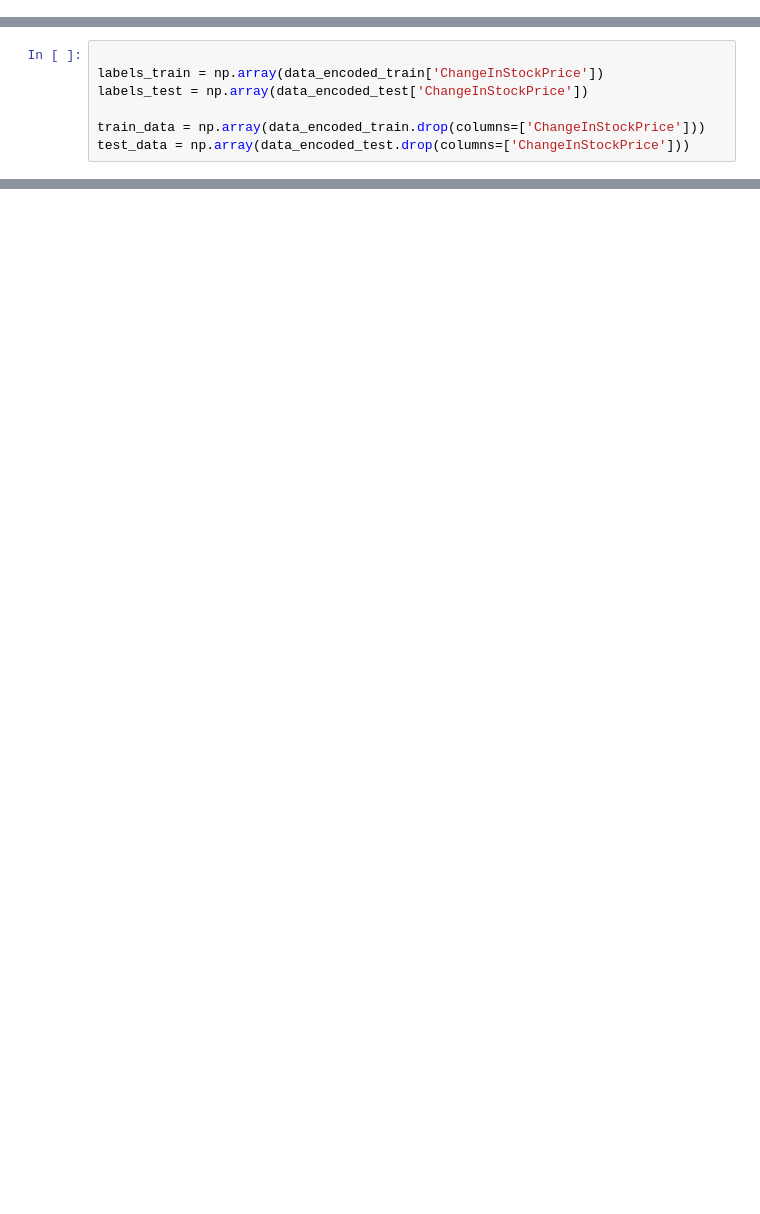
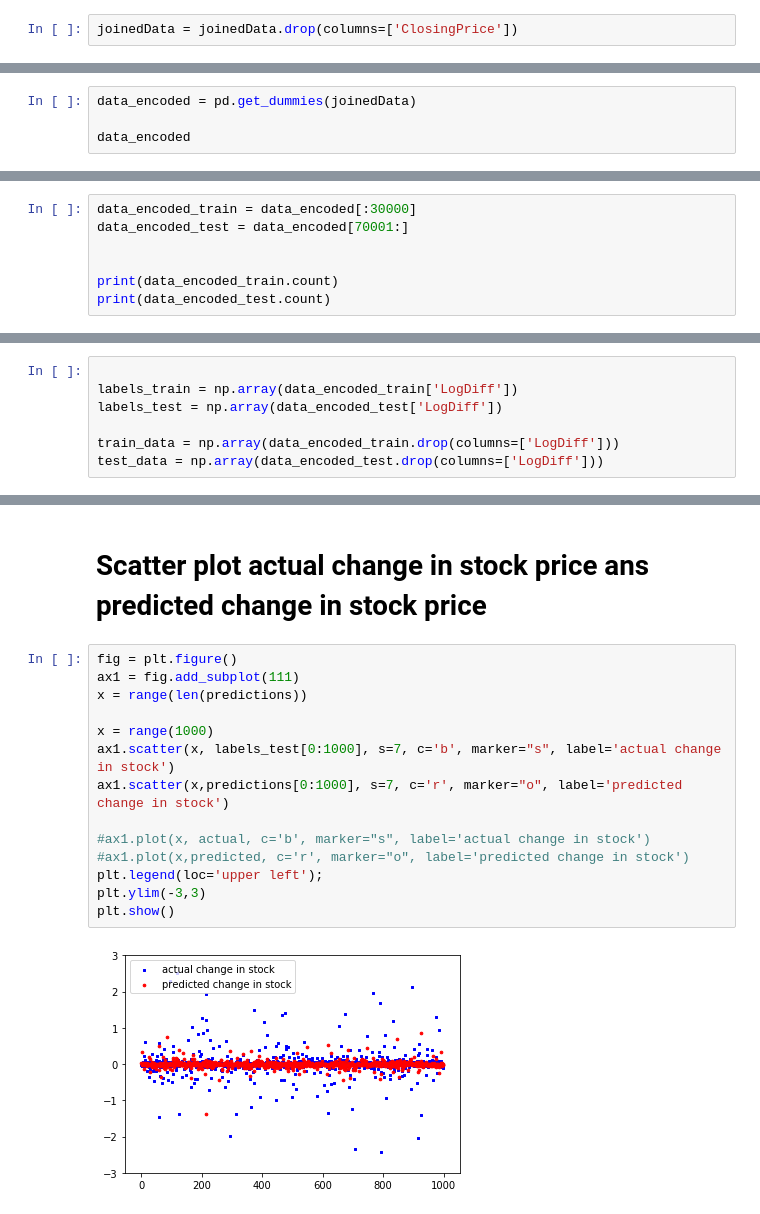
Before and after one commit to nikitabhargava/MLCS_Project_2018, a Jupyter notebook: Random_Forest/RunRandomForest.ipynb, the cells around one changed output, grey strips where cells are left out. Cells and saved outputs as stored; diff of their text form; blank space fills up the shorter version.

Commit message:
Run on diff of log stock price

```diff
--- a/Random_Forest/RunRandomForest.ipynb
+++ b/Random_Forest/RunRandomForest.ipynb
@@ -43,0 +108,2 @@ Length: 12465, dtype: int64
+# %%
+joinedData = joinedData.drop(columns=['ClosingPrice'])
@@ -43,0 +133,4 @@ Length: 12465, dtype: int64
+# %%
+data_encoded = pd.get_dummies(joinedData)
+
+data_encoded
@@ -43,0 +171,7 @@ Length: 12465, dtype: int64
+# %%
+data_encoded_train = data_encoded[:30000]
+data_encoded_test = data_encoded[70001:]
+
+
+print(data_encoded_train.count)
+print(data_encoded_test.count)
@@ -44,7 +198,7 @@ Length: 12465, dtype: int64
 # %%
 
-labels_train = np.array(data_encoded_train['ChangeInStockPrice'])
-labels_test = np.array(data_encoded_test['ChangeInStockPrice'])
+labels_train = np.array(data_encoded_train['LogDiff'])
+labels_test = np.array(data_encoded_test['LogDiff'])
 
-train_data = np.array(data_encoded_train.drop(columns=['ChangeInStockPrice']))
-test_data = np.array(data_encoded_test.drop(columns=['ChangeInStockPrice']))
+train_data = np.array(data_encoded_train.drop(columns=['LogDiff']))
+test_data = np.array(data_encoded_test.drop(columns=['LogDiff']))
@@ -78,0 +244,18 @@ Percent Error: 16.19 degrees.
+# %% [markdown]
+# Scatter plot actual change in stock price ans predicted change in stock price
+# %%
+fig = plt.figure()
+ax1 = fig.add_subplot(111)
+x = range(len(predictions))
+
+x = range(1000)
+ax1.scatter(x, labels_test[0:1000], s=7, c='b', marker="s", label='actual change in stock')
+ax1.scatter(x,predictions[0:1000], s=7, c='r', marker="o", label='predicted change in stock')
+
+#ax1.plot(x, actual, c='b', marker="s", label='actual change in stock')
+#ax1.plot(x,predicted, c='r', marker="o", label='predicted change in stock')
+plt.legend(loc='upper left');
+plt.ylim(-3,3)
+plt.show()
+# %% [output]
+[figure, added]
```
Also changed, not shown: parts of 28 cells of this notebook, 1 other file.
